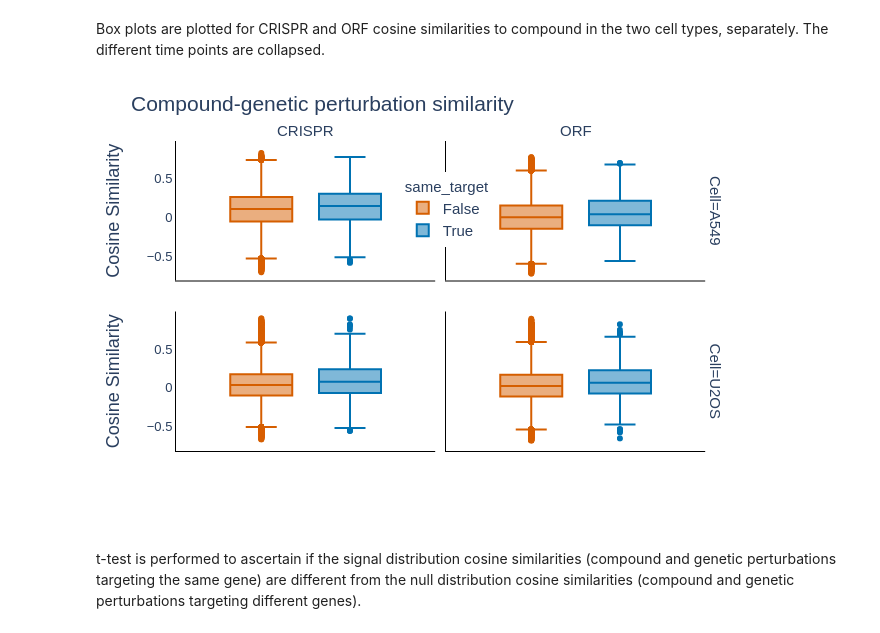
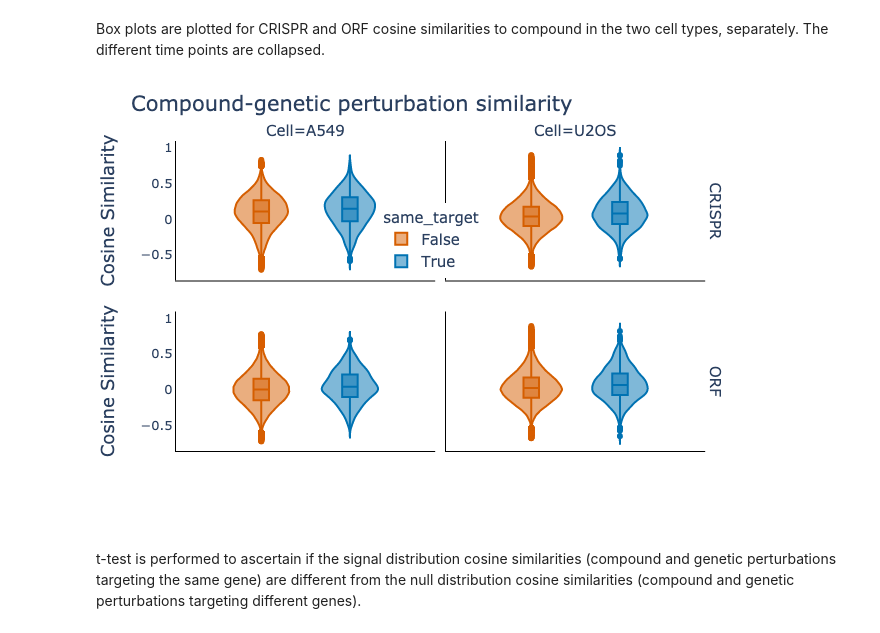
Before and after one commit to jump-cellpainting/2024_Chandrasekaran_NatureMethods, a Jupyter notebook: benchmark/5.visualize-similarities.ipynb, the cells around one changed output. Saved outputs shown, nothing was run; the diff lists cells and outputs as text; code cells hidden in the pictures.

```diff
--- a/benchmark/5.visualize-similarities.ipynb
+++ b/benchmark/5.visualize-similarities.ipynb
@@ -161,34 +162,35 @@ matching_df = matching_df.replace({'compound':'Compound','crispr':'CRISPR','orf'
 # %% [markdown]
 Box plots are plotted for CRISPR and ORF cosine similarities to compound in the two cell types, separately. The different time points are collapsed.
 # %%
-fig = px.box(
+fig = px.violin(
     matching_df,
     y = 'cosine_sim',
-    facet_col = 'Genetic_Perturbation',
+    facet_row = 'Genetic_Perturbation',
     color = 'same_target',
-    facet_row = 'Cell',
+    facet_col = 'Cell',
     color_discrete_map=color_discrete_map_null,
     facet_row_spacing=0.1,
+    box=True
     )
 fig.update_layout(title='Compound-genetic perturbation similarity',
     xaxis1=dict(linecolor = "#000000"),
     xaxis2=dict(linecolor = "#000000"),
     xaxis3=dict(linecolor = "#000000"),
     xaxis4=dict(linecolor = "#000000"),
     yaxis1=dict(title='Cosine Similarity', linecolor = "#000000", tickfont=dict(size=13)),
     yaxis2=dict(linecolor = "#000000"),
     yaxis3=dict(title='Cosine Similarity', linecolor = "#000000", tickfont=dict(size=13)),
     yaxis4=dict(linecolor = "#000000"),
     font=dict(size=15),
     paper_bgcolor='rgba(0,0,0,0)',
     plot_bgcolor='rgba(0,0,0,0)',
-    legend=dict(x=0.42, y=0.9, bgcolor="white")
+    legend=dict(x=0.38, y=0.8, bgcolor="white")
 )
 fig.for_each_annotation(lambda a: a.update(text=a.text.replace("Genetic_Perturbation=", "")))
 fig.show("png")
 fig.write_image('figures/5.cosine_similarities.png', width=640, height=480, scale=2)
 # %% [output]
-[figure, old version]
+[figure, new version]
 # %% [markdown]
 t-test is performed to ascertain if the signal distribution cosine similarities (compound and genetic perturbations targeting the same gene) are different from the null distribution cosine similarities (compound and genetic perturbations targeting different genes).
 # %%
```
Also changed, not shown: parts of 8 cells of this notebook, 9 other files.
